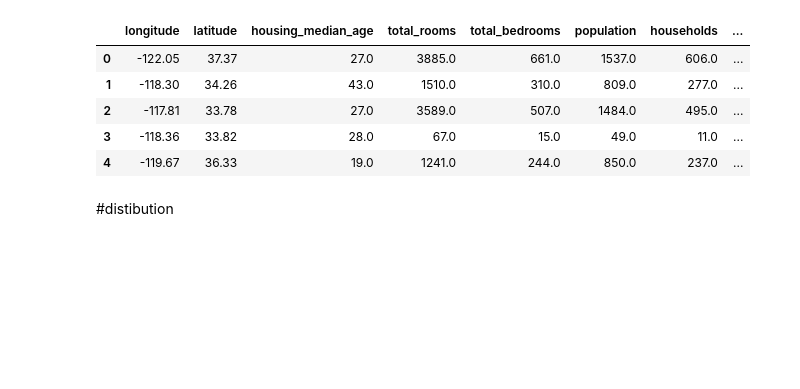
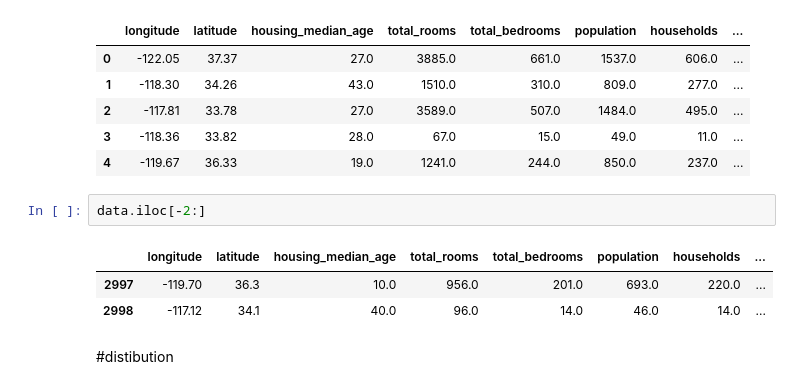
Before and after one commit to akshaykumar46/python-short-projects, a Jupyter notebook: my_solution.ipynb, the cells around one changed output. Drawn from its saved outputs; the diff is of its cells as text; blank space fills up the shorter version.

```diff
--- a/my_solution.ipynb
+++ b/my_solution.ipynb
@@ -15,6 +15,12 @@ data.head()
 | 2 | -117.81 | 33.78 | 27.0 | 3589.0 | 507.0 | 1484.0 | 495.0 | ... |
 | 3 | -118.36 | 33.82 | 28.0 | 67.0 | 15.0 | 49.0 | 11.0 | ... |
 | 4 | -119.67 | 36.33 | 19.0 | 1241.0 | 244.0 | 850.0 | 237.0 | ... |
+# %%
+data.iloc[-2:]
+# %% [output]
+|  | longitude | latitude | housing_median_age | total_rooms | total_bedrooms | population | households | ... |
+| 2997 | -119.70 | 36.3 | 10.0 | 956.0 | 201.0 | 693.0 | 220.0 | ... |
+| 2998 | -117.12 | 34.1 | 40.0 | 96.0 | 14.0 | 46.0 | 14.0 | ... |
 # %% [markdown]
 #distibution
 # %%
```
Also changed, not shown: parts of 15 cells of this notebook.
